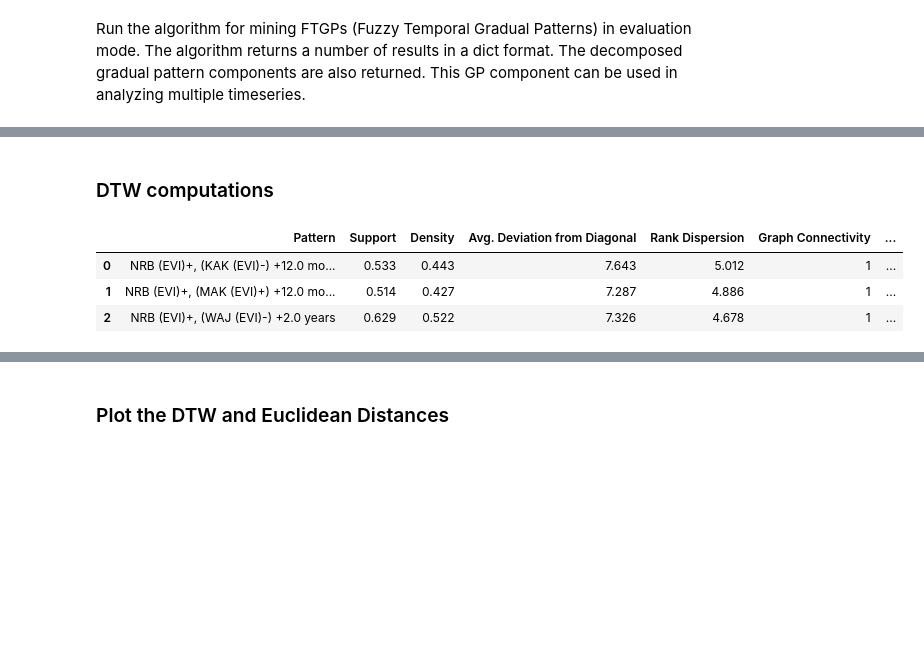
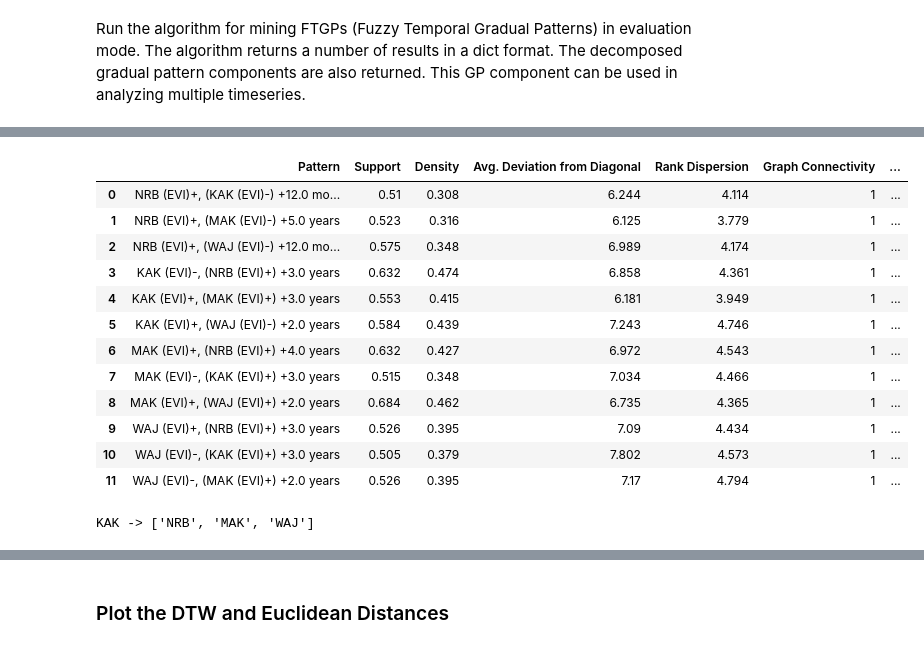
Before and after one commit to owuordickson/t-graank, a Jupyter notebook: analysis/ftgp_composition.ipynb, the cells around one changed output, grey strips where cells are left out. Cells and saved outputs as stored; diff of their text form; code cells hidden in the pictures; blank space fills up the shorter version.

```diff
--- a/analysis/timeseries_analysis.ipynb
+++ b/analysis/ftgp_composition.ipynb
@@ -25,7 +30,8 @@ f_path_rain = "../datasets/ke_rain_data_2k.csv"
 
 eq = False
 min_sup = 0.5
-tgt_col = 1
+tgt_col = 4
+tgt_cols = [1, 2, 3, 4]
 min_rep = 0.75
 mi_err_margin = 0.0001
 eval_mode = True
@@ -58,8 +64,15 @@ print(evi_data.head())
 # %% [markdown]
 Initialize TGradAMI algorithm by creating an object.
 # %%
-t_grad_rain = TGradAMI(f_path_rain, min_sup, eq, target_col=tgt_col, min_rep=min_rep, min_error=mi_err_margin)
-t_grad_evi = TGradAMI(f_path_evi, min_sup, eq, target_col=tgt_col, min_rep=min_rep, min_error=mi_err_margin)
+rain_tgrads = []
+evi_tgrads = []
+for t_col in tgt_cols:
+    t_grad_rain = TGradAMI(f_path_rain, min_sup, eq, target_col=t_col, min_rep=min_rep, min_error=mi_err_margin)
+    t_grad_evi = TGradAMI(f_path_evi, min_sup, eq, target_col=t_col, min_rep=min_rep, min_error=mi_err_margin)
+    # t_grad = TGrad(f_path_evi, min_sup, eq, target_col=t_col, min_rep=min_rep)
+
+    rain_tgrads.append(t_grad_rain)
+    evi_tgrads.append(t_grad_evi)
 # %% [output]
 Dataset Ok
 Dataset Ok
@@ -107,13 +159,33 @@ res_rain_df
-# %% [markdown]
-### DTW computations
 # %%
+patterns = [t_grad_evi.display_patterns_as_df for t_grad_evi in evi_tgrads]  # Collect all patterns into a list
+res_evi_df = pd.concat(patterns, ignore_index=True)  # Combine them in one go
 res_evi_df
 # %% [output]
 |  | Pattern | Support | Density | Avg. Deviation from Diagonal | Rank Dispersion | Graph Connectivity | ... |
-| 0 | NRB (EVI)+, (KAK (EVI)-) +12.0 mo... | 0.533 | 0.443 | 7.643 | 5.012 | 1 | ... |
-| 1 | NRB (EVI)+, (MAK (EVI)+) +12.0 mo... | 0.514 | 0.427 | 7.287 | 4.886 | 1 | ... |
-| 2 | NRB (EVI)+, (WAJ (EVI)-) +2.0 years | 0.629 | 0.522 | 7.326 | 4.678 | 1 | ... |
+| 0 | NRB (EVI)+, (KAK (EVI)-) +12.0 mo... | 0.51 | 0.308 | 6.244 | 4.114 | 1 | ... |
+| 1 | NRB (EVI)+, (MAK (EVI)-) +5.0 years | 0.523 | 0.316 | 6.125 | 3.779 | 1 | ... |
+| 2 | NRB (EVI)+, (WAJ (EVI)-) +12.0 mo... | 0.575 | 0.348 | 6.989 | 4.174 | 1 | ... |
+| 3 | KAK (EVI)-, (NRB (EVI)+) +3.0 years | 0.632 | 0.474 | 6.858 | 4.361 | 1 | ... |
+| 4 | KAK (EVI)+, (MAK (EVI)+) +3.0 years | 0.553 | 0.415 | 6.181 | 3.949 | 1 | ... |
+| 5 | KAK (EVI)+, (WAJ (EVI)-) +2.0 years | 0.584 | 0.439 | 7.243 | 4.746 | 1 | ... |
+| 6 | MAK (EVI)+, (NRB (EVI)+) +4.0 years | 0.632 | 0.427 | 6.972 | 4.543 | 1 | ... |
+| 7 | MAK (EVI)-, (KAK (EVI)+) +3.0 years | 0.515 | 0.348 | 7.034 | 4.466 | 1 | ... |
+| 8 | MAK (EVI)+, (WAJ (EVI)+) +2.0 years | 0.684 | 0.462 | 6.735 | 4.365 | 1 | ... |
+| 9 | WAJ (EVI)+, (NRB (EVI)+) +3.0 years | 0.526 | 0.395 | 7.09 | 4.434 | 1 | ... |
+| 10 | WAJ (EVI)-, (KAK (EVI)+) +3.0 years | 0.505 | 0.379 | 7.802 | 4.573 | 1 | ... |
+| 11 | WAJ (EVI)-, (MAK (EVI)+) +2.0 years | 0.526 | 0.395 | 7.17 | 4.794 | 1 | ... |
 # %%
 orig_rain_data = t_grad_rain.data
 orig_evi_data = t_grad_evi.data
+# %%
+target_col = t_grad_rain.titles[tgt_col][:3]
+locations = []
+for i in t_grad_rain.feature_cols:
+    col = t_grad_rain.titles[i]
+    col = col[:3]
+    locations.append(col)
+
+print(f"{target_col} -> {locations}")
+# %% [output]
+KAK -> ['NRB', 'MAK', 'WAJ']
 # %%
```
Also changed, not shown: parts of 10 cells of this notebook, 4 other files.
